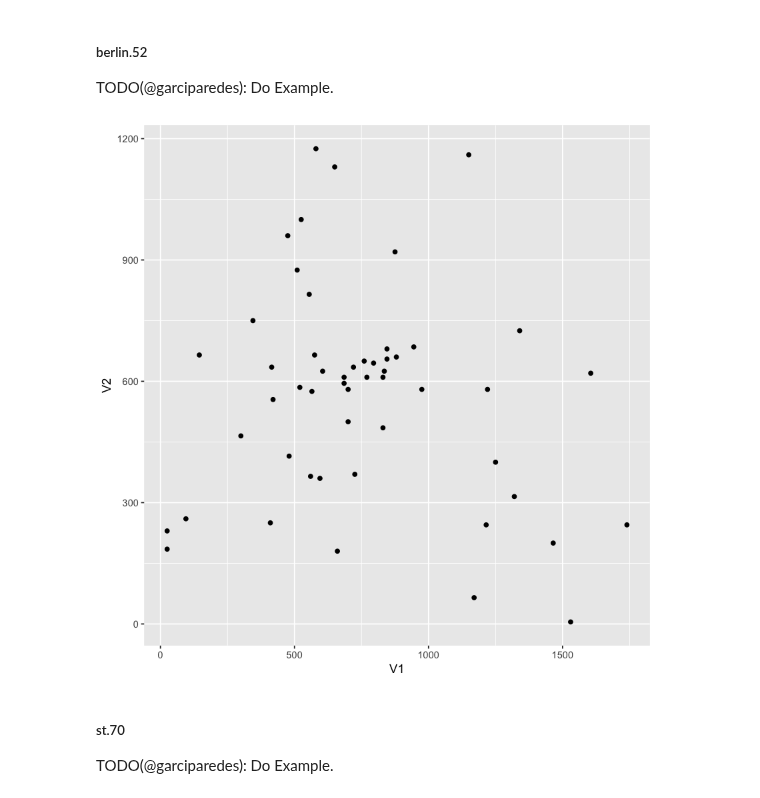
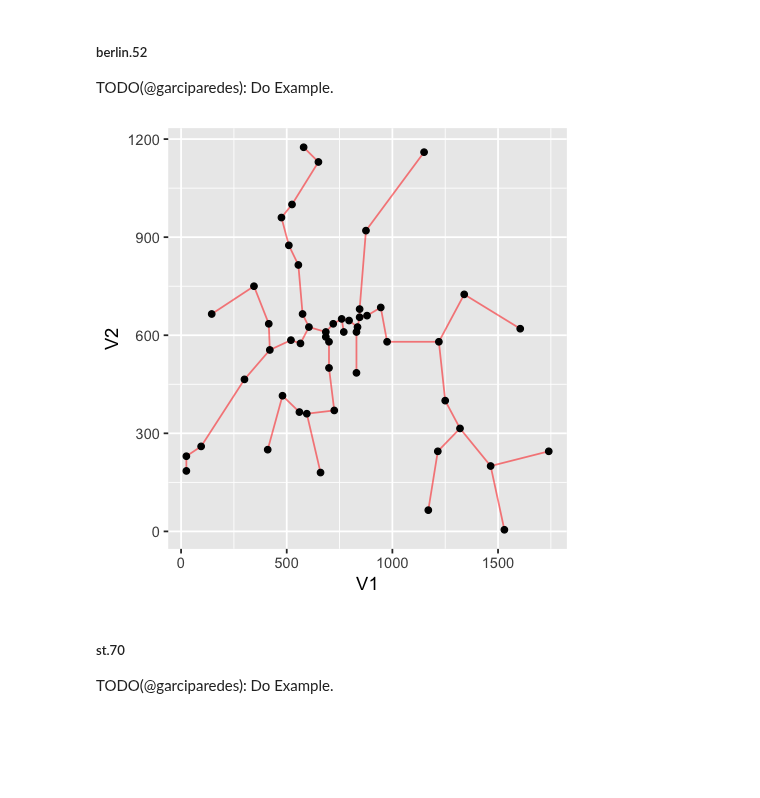
Before and after one commit to garciparedes/integer-programming-heuristics, a Jupyter notebook: integer-programming-network-heuristics.ipynb, the cells around one changed output. Cells and saved outputs as stored; diff of their text form; code cells hidden in the pictures; blank space fills up the shorter version.

Commit message:
Done with Minimum spanning tree algorithm

```diff
--- a/integer-programming-network-heuristics.ipynb
+++ b/integer-programming-network-heuristics.ipynb
@@ -63,7 +70,7 @@ ReadRaw <- function(file.path) {
     raw <-
         con %>%
         readLines(warn = FALSE) %>%
-        strsplit("[[:blank:]]") %>%
+        strsplit("[[:blank:]]+") %>%
         unlist() %>%
         as.double()
     close(con)
@@ -337,6 +344,24 @@ TODO
 #### Modelo
 
 TODO
+# %%
+SolveMinimumSpanningTree <- function(d, initial = sample(1:ncol(d), 1), ...) {
+    d <- as.matrix(d)
+    diag(d) <- Inf
+    x <- rep(0, nrow(d))
+    y <- matrix(0, ncol = ncol(d), nrow = nrow(d))
+    x[initial] <- 1
+    while (any(x == 0)) {
+
+        ij <- which(d == min(d[x == 1, x == 0]), arr.ind = TRUE)
+        ij <- ij[x[ij[,1]] == 1 & x[ij[,2]] == 0, , drop = FALSE]
+        ij <- ij[1,, drop = FALSE]
+
+        y[ij] <- 1
+        x[ij[2]] <- 1
+    }
+    which(y == 1, arr.ind  = TRUE)
+}
 # %% [markdown]
 #### Ejemplos
 
@@ -360,13 +400,17 @@ berlin.52 <-
     "berlin52.dat" %>%
     { paste0(dataset.folder, .) } %>%
     ReadCoordinatedFile()
-# %%
-berlin.52 %>%
-    as.data.frame() %>%
-    ggplot(aes(x = V1, y = V2)) +
-        geom_point()
-# %% [output]
-[figure, removed]
+# %%
+options(repr.plot.width = 4, repr.plot.height = 4)
+
+y <- SolveMinimumSpanningTree(dist(berlin.52))
+cbind(berlin.52[y[, 1], ], berlin.52[y[, 2], ]) %>%
+as.data.frame() %>%
+ggplot() +
+    geom_segment(aes(x = V1, y = V2, xend = V3, yend = V4),colour="red",alpha=0.5) +
+    geom_point(data = as.data.frame(berlin.52), aes(x = V1, y = V2))
+# %% [output]
+[figure, added]
 # %% [markdown]
 ##### st.70
 
```
Also changed, not shown: parts of 7 cells of this notebook.
